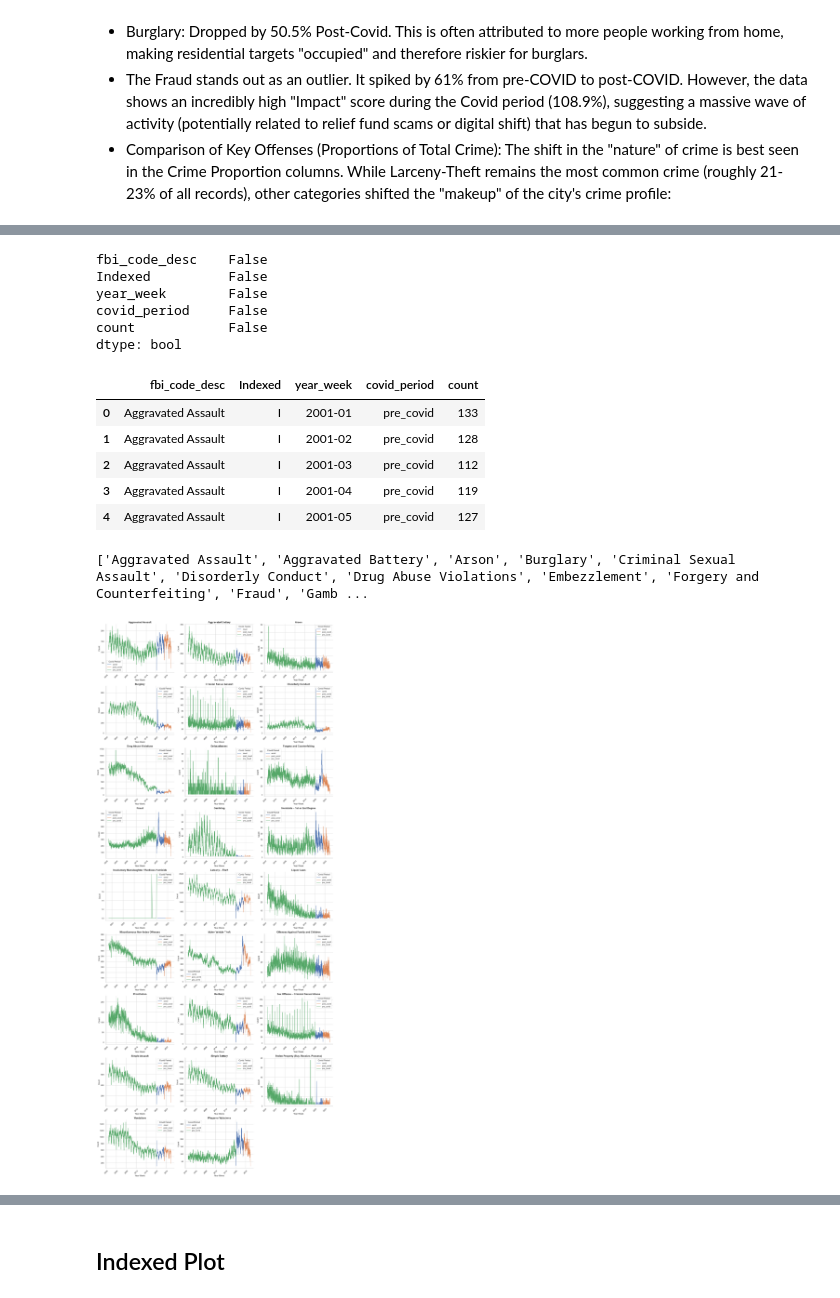
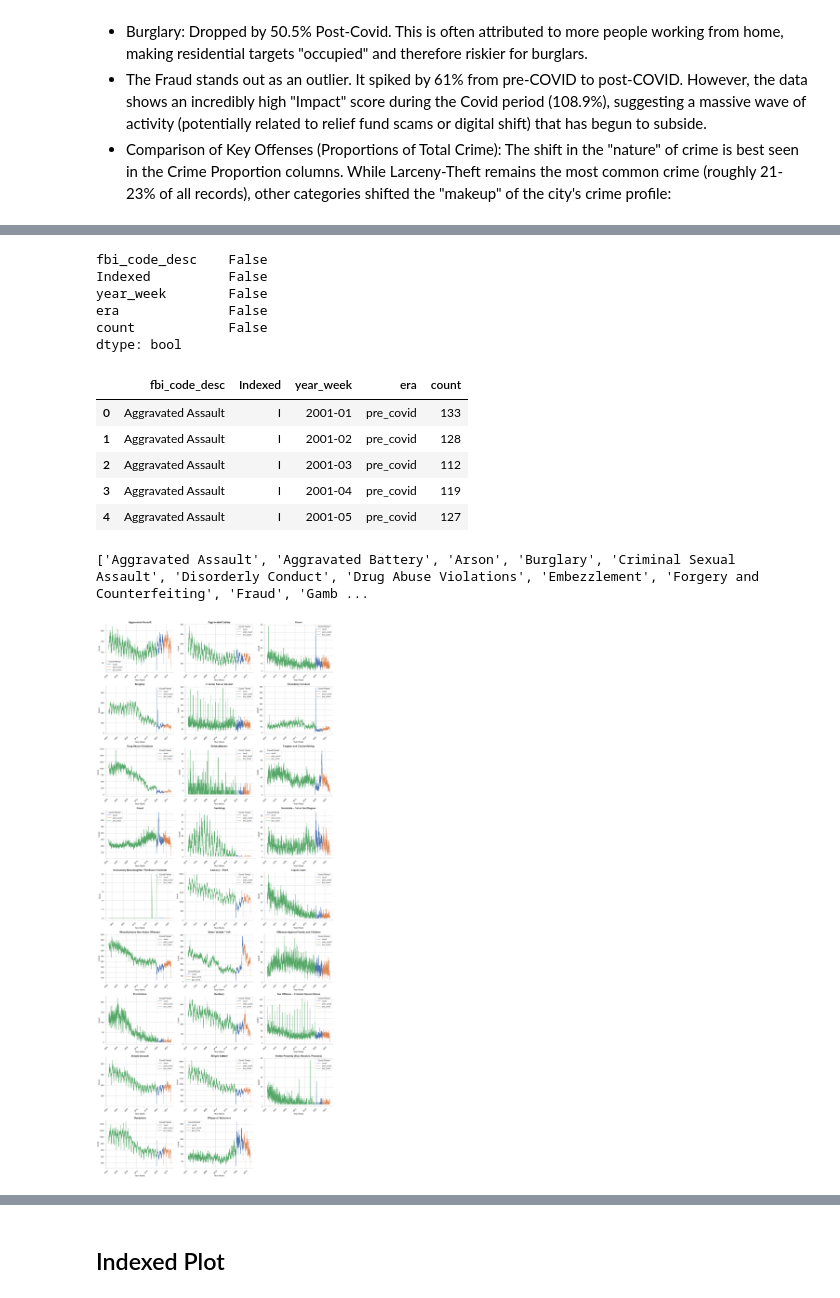
Before and after one commit to SirErikPak/ChicagoCrime, a Jupyter notebook: Notebook/ChicagoCrimeCovidVisualize.ipynb, the cells around one changed output, grey strips where cells are left out. Cells and saved outputs as stored; diff of their text form; code cells hidden in the pictures.

```diff
--- a/Notebook/ChicagoCrimeCovidVisualize.ipynb
+++ b/Notebook/ChicagoCrimeCovidVisualize.ipynb
@@ -235,7 +233,7 @@ Aggravated Battery  I        covid            24767
 dtype: int64
 # %%
 # Consolidate to DataFrame
-df_is_covid = (totals.groupby(level=["fbi_code_desc", "covid_period"]).sum().rename("total_crime")).to_frame(name="crime_count")
+df_is_covid = (totals.groupby(level=["fbi_code_desc", "era"]).sum().rename("total_crime")).to_frame(name="crime_count")
 # Display
 df_is_covid.head()
 # %% [output]
@@ -253,7 +251,7 @@ df_is_covid.head()
 # df_is_covid.xs(True, level="is_covid")["crime_count"].sum()
 # df_is_covid.loc[df_is_covid.index.get_level_values(1) == True, 'crime_count'].sum()
 # Compute percentages within each crime type (two-group and select only the crime_count column)
-df_is_covid["crime_proportion"] = (df_is_covid.crime_count / df_is_covid.groupby('covid_period')['crime_count']
+df_is_covid["crime_proportion"] = (df_is_covid.crime_count / df_is_covid.groupby('era')['crime_count']
                                         .transform('sum') # computes the sum of crime_count for each group
                                   )
 # display
@@ -335,8 +333,8 @@ plt.show()
 df_wide = (
     df_is_covid
     .reset_index()
-    .astype({"fbi_code_desc": str, "covid_period": str, "crime_count": float, "crime_proportion": float}) # Convert to Pandas
-    .pivot(index="fbi_code_desc", columns="covid_period", values=["crime_count", "crime_proportion"])
+    .astype({"fbi_code_desc": str, "era": str, "crime_count": float, "crime_proportion": float}) # Convert to Pandas
+    .pivot(index="fbi_code_desc", columns="era", values=["crime_count", "crime_proportion"])
 ).reset_index()
 # display
 df_wide.head()
@@ -436,7 +434,7 @@ dtype: int64
 # %%
 # Group by the level name and sum up the sizes
 week_counts = (
-    multi_counts.groupby(level=['fbi_code_desc', 'Indexed', 'year_week', 'covid_period'])
+    multi_counts.groupby(level=['fbi_code_desc', 'Indexed', 'year_week', 'era'])
     .sum()
     .reset_index(name='count')
     .astype({'count': 'int64[pyarrow]'})
@@ -449,10 +447,10 @@ week_counts.head()
 fbi_code_desc    False
 Indexed          False
 year_week        False
-covid_period     False
+era              False
 count            False
 dtype: bool
-|  | fbi_code_desc | Indexed | year_week | covid_period | count |
+|  | fbi_code_desc | Indexed | year_week | era | count |
 | 0 | Aggravated Assault | I | 2001-01 | pre_covid | 133 |
 | 1 | Aggravated Assault | I | 2001-02 | pre_covid | 128 |
 | 2 | Aggravated Assault | I | 2001-03 | pre_covid | 112 |
@@ -468,7 +466,7 @@ print(list(multi_counts.index.get_level_values('fbi_code_desc').unique()))
 convert = week_counts.assign(
     year_week=lambda d: pd.to_datetime(d["year_week"] + "-1", format="%G-%V-%u"),
     count=lambda d: d["count"].astype("float64"),
-    covid_period=lambda d: d["covid_period"].astype("category"),
+    era=lambda d: d["era"].astype("category"),
     fbi_code_desc=lambda d: d["fbi_code_desc"].astype("string")
 )
 # create a FacetGrid of line plots object
@@ -476,39 +474,39 @@ g = sns.relplot(
     data=convert,
     x="year_week",
     y="count",
-    hue="covid_period",
+    hue="era",
     col="fbi_code_desc",
     col_wrap=3,
     kind="line",
     height=5,
     aspect=1.2,
     facet_kws={'sharey': False, 'sharex': False},
     legend=True # Keep this True initially so labels are generated
 )
 
 # Extract labels and handles from the global legend before removing
 handles, labels = g._legend.legend_handles, [t.get_text() for t in g._legend.get_texts()]
 
 # Remove the default global legend
 g._legend.remove()
 
 # Fix titles
 g.set_titles(col_template="{col_name}", size=14, weight='bold')
 
 # Iterate through axes to format and add the legend manually
 for ax in g.axes.flatten():
     ax.tick_params(axis="x", rotation=45)
     # Manually pass the handles and labels we extracted
     ax.legend(handles=handles, labels=labels, title="Covid Period")
     ax.set_xlabel("Year-Week")
     ax.set_ylabel("Count")
 
 plt.tight_layout()
 # Save the figure with high resolution and tight cropping
 plt.savefig("../Image/time_line_crime_plot.png", bbox_inches='tight')
 plt.show()
 # %% [output]
-[figure, old version]
+[figure, new version]
 # %%
 convert.info()
 # %% [output]
```
Also changed, not shown: parts of 20 cells of this notebook, 8 other files.
